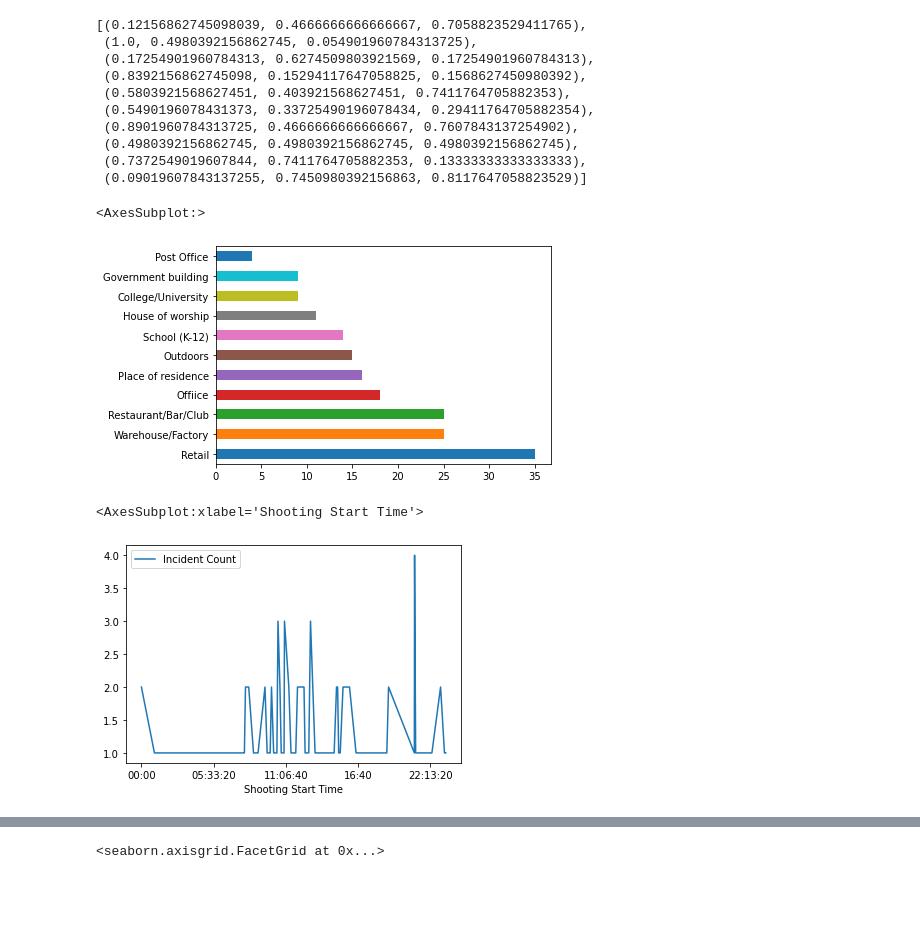
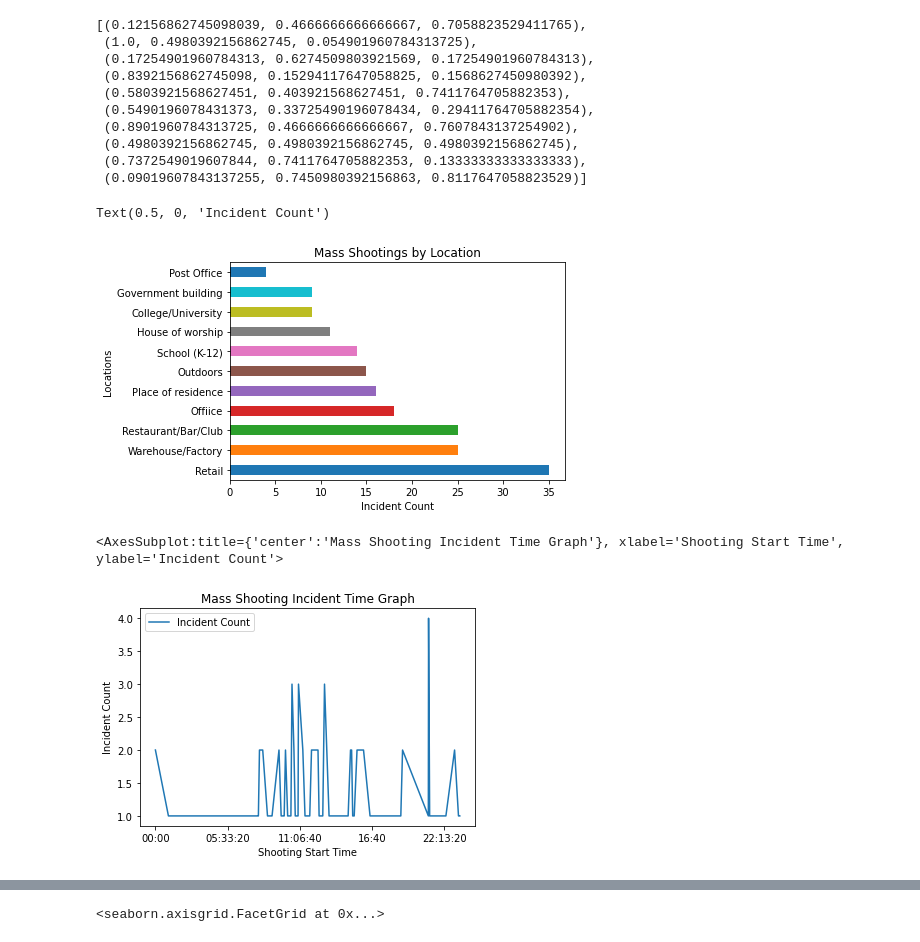
Before and after one commit to ohigithub/Gun-Violence-Analysis, a Jupyter notebook: Kevin_Project_1.ipynb, the cells around one changed output, grey strips where cells are left out. Drawn from its saved outputs; the diff is of its cells as text; code cells hidden in the pictures; blank space fills up the shorter version.

```diff
--- a/Kevin_Project_1.ipynb
+++ b/Kevin_Project_1.ipynb
@@ -92,13 +105,14 @@ col_list
 # %%
 #loc_num.to_frame()
 #loc_num = loc_num.reset_index()
 #loc_num
 #sns.countplot(data=loc_num)
 #loc_num
-loc_num.plot(kind="barh",color=col_list)
+loc_num.plot(kind="barh",color=col_list,title='Mass Shootings by Location',ylabel='Locations')
+plt.xlabel('Incident Count')
 # %% [output]
-<AxesSubplot:>
+Text(0.5, 0, 'Incident Count')
-[figure, old version]
+[figure, new version]
 # %%
 com_data = com_data.drop(com_data.index[121:])
 # %%
@@ -114,10 +128,10 @@ times = times.rename(columns={0:'Incident Count'})
 #times.plot(y="Shooting Start Time",x='Incident Count',kind='scatter')
 #times
 #sns.lineplot(data=times,x='Shooting Start Time',y='Incident Count',markers=True)
-times.plot(x='Shooting Start Time',kind='line')
+times.plot(x='Shooting Start Time',kind='line',title='Mass Shooting Incident Time Graph',ylabel='Incident Count')
 # %% [output]
-<AxesSubplot:xlabel='Shooting Start Time'>
+<AxesSubplot:title={'center':'Mass Shooting Incident Time Graph'}, xlabel='Shooting Start Time', ylabel='Incident Count'>
-[figure, old version]
+[figure, new version]
 # %%
 dates = full_data.copy()
 dates = dates[['Case #','Full Date']]
```
Also changed, not shown: parts of 24 cells of this notebook.
